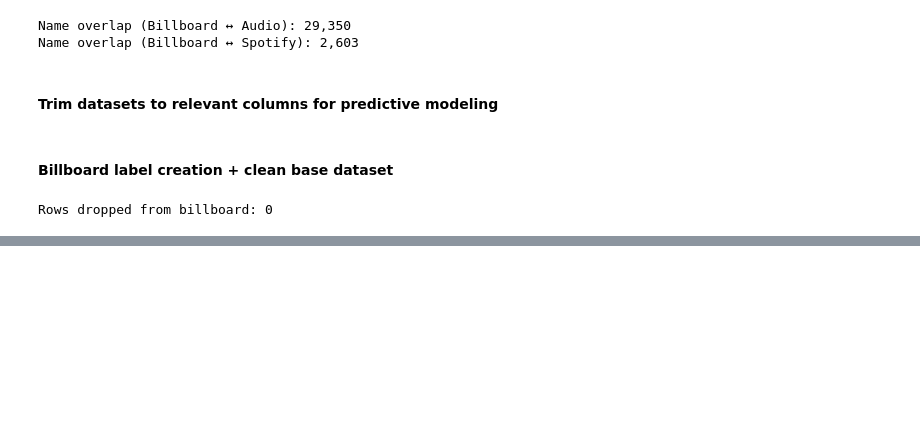
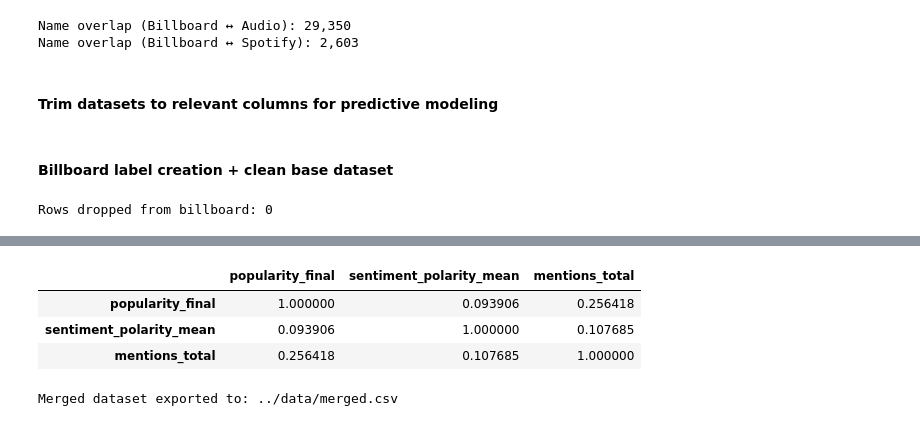
Before and after one commit to priyadarshanparida/media-success-prediction, a Jupyter notebook: code/media_success_prediction.ipynb, the cells around one changed output, grey strips where cells are left out. Saved outputs shown, nothing was run; the diff lists cells and outputs as text; code cells hidden in the pictures; blank space fills up the shorter version.

```diff
--- a/code/media_success_prediction.ipynb
+++ b/code/media_success_prediction.ipynb
@@ -208,7 +216,7 @@ billboard = billboard[[
 audio = audio[[
     "spotify_track_id",
     "danceability", "energy", "loudness", "valence", "tempo",
-    "acousticness", "speechiness", "instrumentalness",
+    "acousticness", "speechiness", "instrumentalness", "liveness",
     "spotify_track_duration_ms", "spotify_genre",
     "spotify_track_popularity",
     "song_norm", "artist_norm"
@@ -219,14 +227,15 @@ audio = audio[[
 # Dropped columns (with rationale):
 # - track_album_id, track_album_name, track_album_release_date → album-level info, not predictive for hit success
 # - playlist_id, playlist_name       → playlist identity too granular; no playlist popularity metadata available
-# - key, mode, speechiness, acousticness, instrumentalness, liveness
+# - key, mode, speechiness, acousticness, instrumentalness, liveness → TODO: add these back
 #       → secondary audio features, increase dimensionality with low business interpretability
 
 spotify = spotify[[
     "track_id", "track_name", "track_artist",
     "track_popularity", "playlist_genre", "playlist_subgenre",
-    "danceability", "energy", "loudness", "valence", "tempo", "duration_ms",
-    "song_norm", "artist_norm"
+    "danceability", "energy", "loudness", "valence", "tempo",
+    "acousticness", "speechiness", "instrumentalness", "liveness",
+    "duration_ms", "song_norm", "artist_norm"
 ]]
 # %% [markdown]
 #### Billboard label creation + clean base dataset
@@ -293,0 +566,14 @@ Rows with any missing key aggregates (min_rank/debut_rank/weeks_on_chart_total):
+# %%
+merged[["popularity_final", "sentiment_polarity_mean", "mentions_total"]].corr()
+# %% [output]
+|  | popularity_final | sentiment_polarity_mean | mentions_total |
+| popularity_final | 1.000000 | 0.093906 | 0.256418 |
+| sentiment_polarity_mean | 0.093906 | 1.000000 | 0.107685 |
+| mentions_total | 0.256418 | 0.107685 | 1.000000 |
+# %%
+# Export the merged dataset into a CSV for modeling
+merged_output_path = DATA_DIR / "merged.csv"
+merged.to_csv(merged_output_path, index=False)
+print(f"Merged dataset exported to: {merged_output_path}")
+# %% [output]
+Merged dataset exported to: ../data/merged.csv
```
Also changed, not shown: parts of 13 cells of this notebook, 4 other files.
